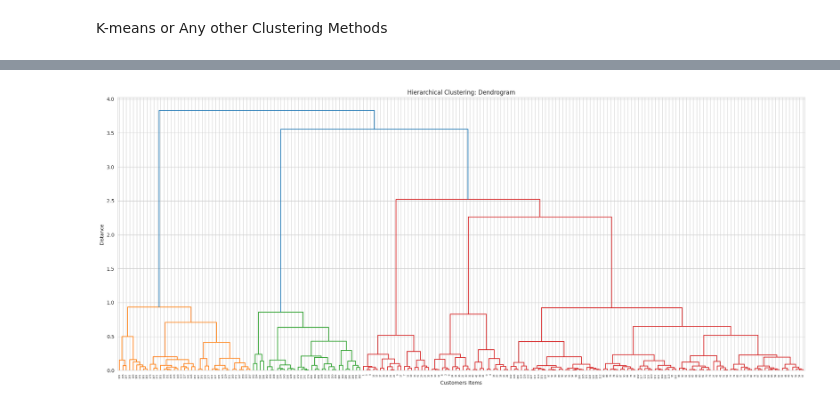
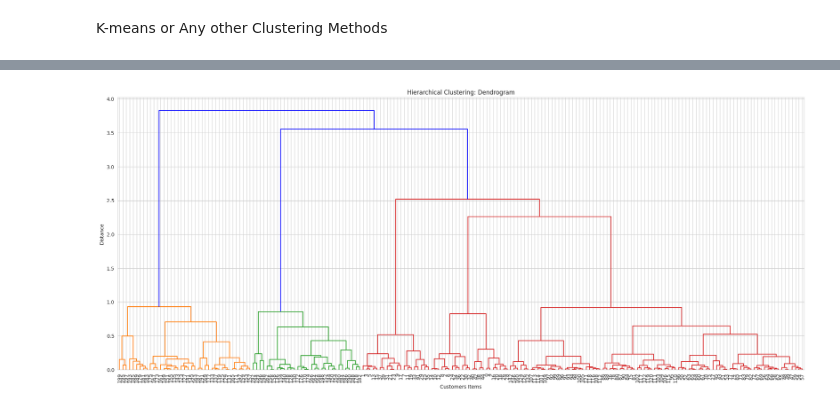
Before and after one commit to ay1202/-, a Jupyter notebook: [AI_Assignment3]_23102467 한아연_Clustering.ipynb, the cells around one changed output, grey strips where cells are left out. Saved outputs shown, nothing was run; the diff lists cells and outputs as text; code cells hidden in the pictures.

```diff
--- a/[AI_Assignment3]_23102467 한아연_Clustering.ipynb
+++ b/[AI_Assignment3]_23102467 한아연_Clustering.ipynb
@@ -285,19 +285,18 @@ sns.scatterplot(x=data_scaled[:, 0], y=data_scaled[:, 1], hue=df['cluster'], pal
 # %%
 # Import dendrogram
 from scipy.cluster.hierarchy import dendrogram
 from scipy.cluster.hierarchy import linkage
 
 # create dendrogram using ward linkage
 fig = plt.figure(figsize=(25, 10))
-dendrogram(linkage(data_scaled, method='ward'))
-
+dendrogram(linkage(data_scaled, method='ward'), leaf_rotation=90, leaf_font_size=10, color_threshold=None, above_threshold_color='blue')
 # Set title of the plot
 plt.title('Hierarchical Clustering: Dendrogram')
 plt.xlabel('Customers Items')
 plt.ylabel('Distance')
 plt.show()
 # %% [output]
-[figure, old version]
+[figure, new version]
 # %%
 from sklearn.metrics import silhouette_score
 
```
Also changed, not shown: parts of 4 cells of this notebook.
